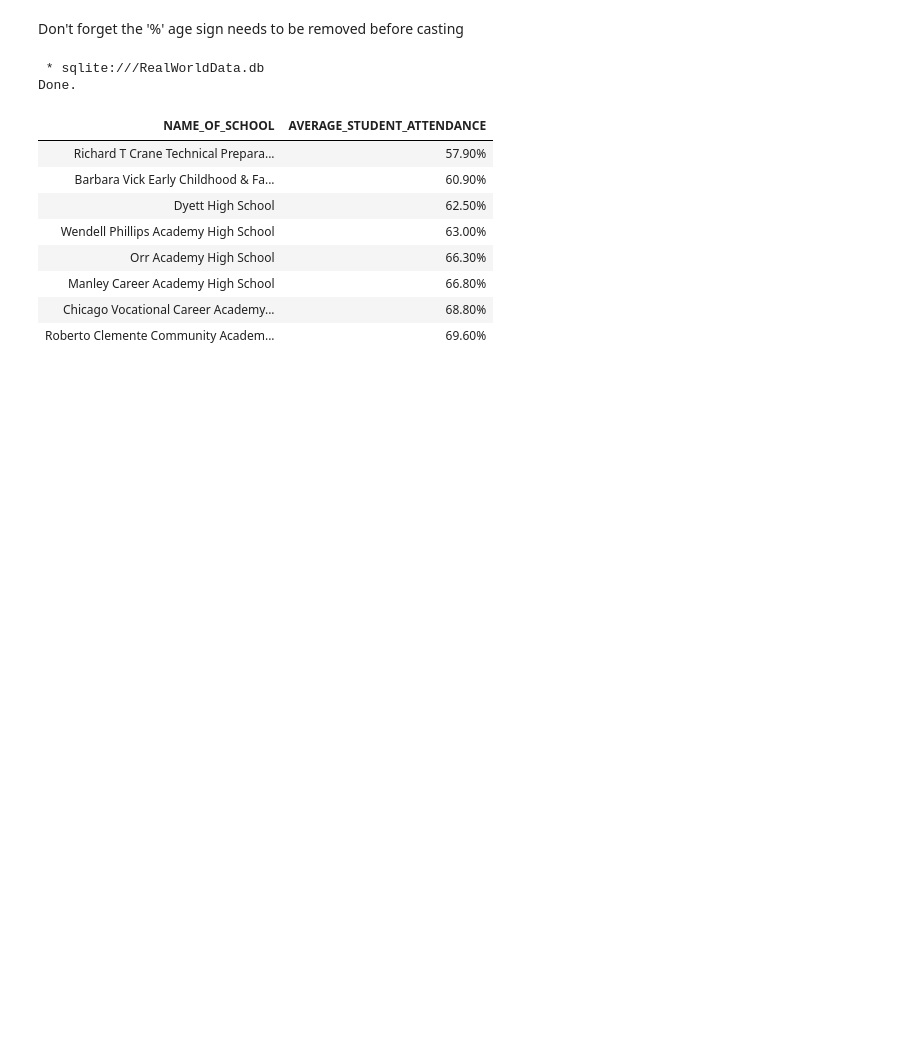
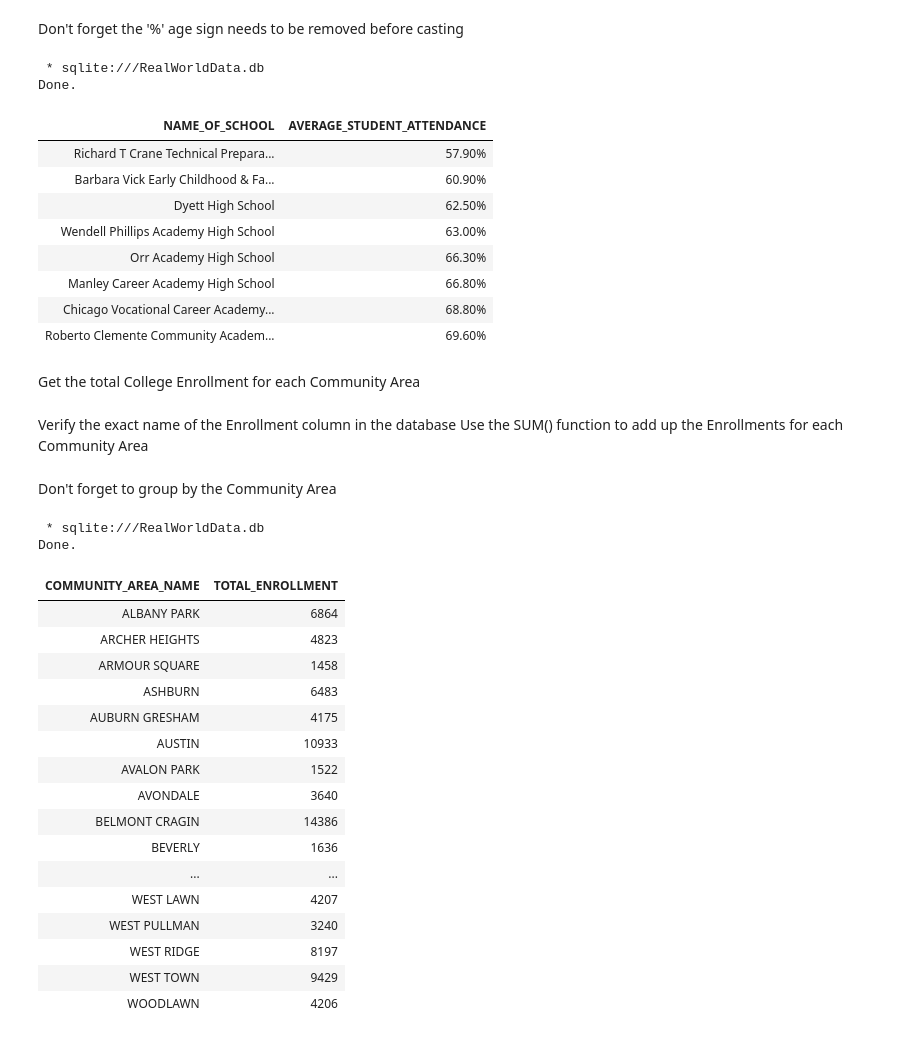
Before and after one commit to KennethNjuguna/Accessing_Databases_Using_SQL_Magic, a Jupyter notebook: real-dataset-using-sql-and-python.ipynb, the cells around one changed output. Saved outputs shown, nothing was run; the diff lists cells and outputs as text; code cells hidden in the pictures; blank space fills up the shorter version.

Commit message:
Kaggle Notebook | Real dataset using SQL and Python | Version 16

```diff
--- a/real-dataset-using-sql-and-python.ipynb
+++ b/real-dataset-using-sql-and-python.ipynb
@@ -241,3 +241,34 @@ Done.
 | Manley Career Academy High School | 66.80% |
 | Chicago Vocational Career Academy... | 68.80% |
 | Roberto Clemente Community Academ... | 69.60% |
+# %% [markdown]
+Get the total College Enrollment for each Community Area
+# %% [markdown]
+Verify the exact name of the Enrollment column in the database
+Use the SUM() function to add up the Enrollments for each Community Area
+# %% [markdown]
+Don't forget to group by the Community Area
+# %%
+%sql select Community_Area_Name, sum(College_Enrollment) AS TOTAL_ENROLLMENT \
+   from CHICAGO_PUBLIC_SCHOOLS_DATA \
+   group by Community_Area_Name
+# %% [output]
+ * sqlite:///RealWorldData.db
+Done.
+| COMMUNITY_AREA_NAME | TOTAL_ENROLLMENT |
+| ALBANY PARK | 6864 |
+| ARCHER HEIGHTS | 4823 |
+| ARMOUR SQUARE | 1458 |
+| ASHBURN | 6483 |
+| AUBURN GRESHAM | 4175 |
+| AUSTIN | 10933 |
+| AVALON PARK | 1522 |
+| AVONDALE | 3640 |
+| BELMONT CRAGIN | 14386 |
+| BEVERLY | 1636 |
+| ... | ... |
+| WEST LAWN | 4207 |
+| WEST PULLMAN | 3240 |
+| WEST RIDGE | 8197 |
+| WEST TOWN | 9429 |
+| WOODLAWN | 4206 |
```
Also changed, not shown: parts of 1 cell of this notebook.
